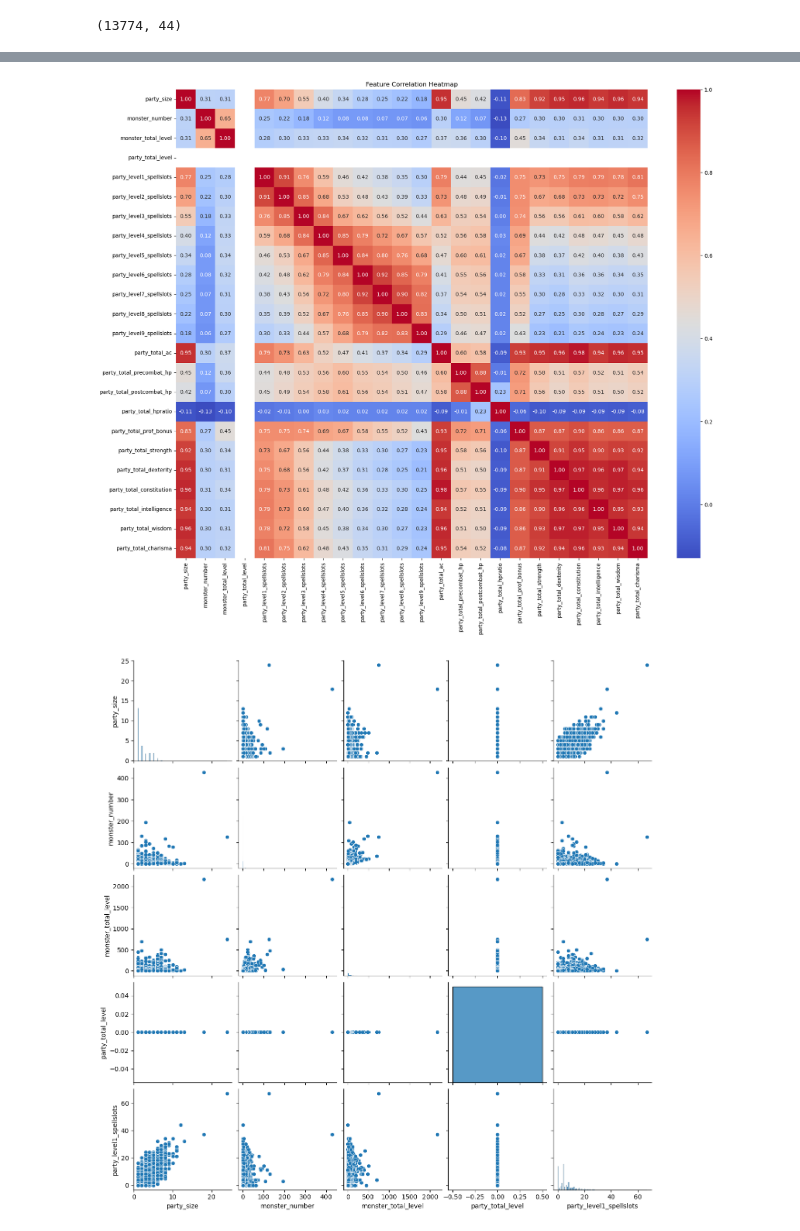
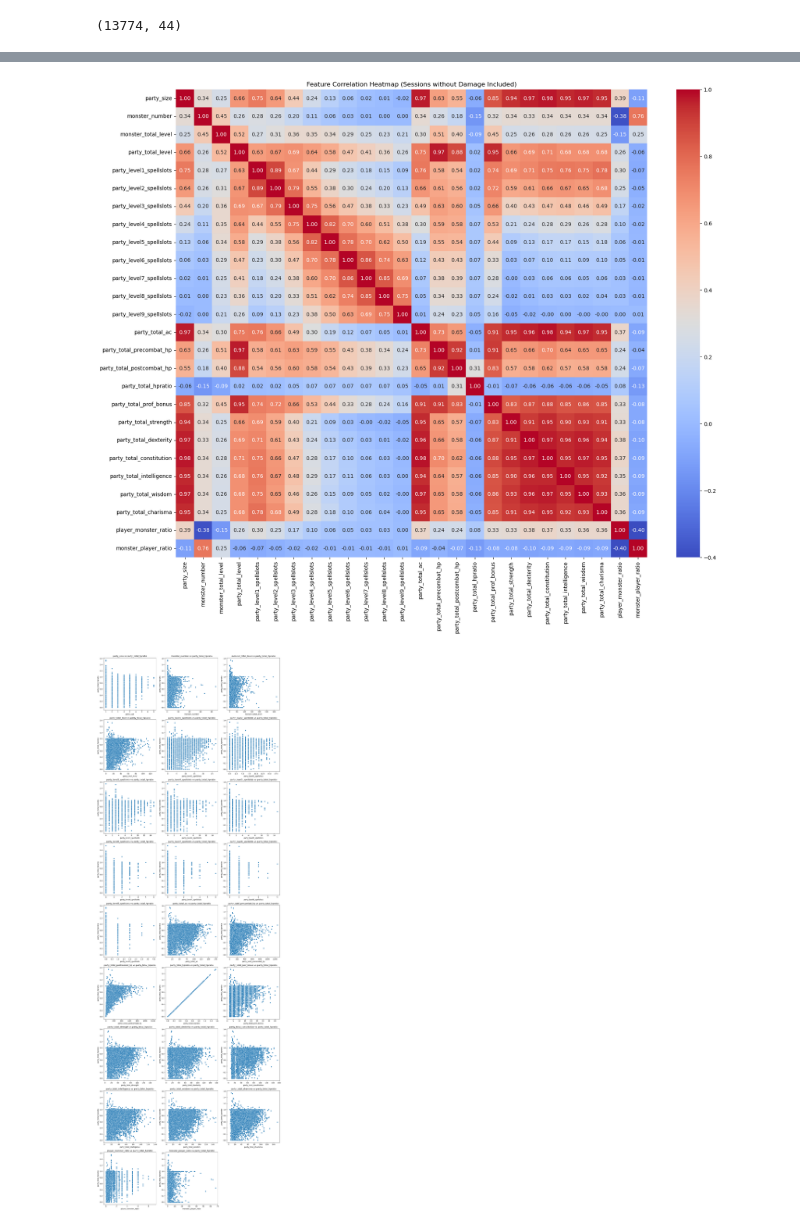
Before and after one commit to ingridasemenec/DnDEncounterEstimator, a Jupyter notebook: filtering.ipynb, the cells around one changed output, grey strips where cells are left out. Cells and saved outputs as stored; diff of their text form; code cells hidden in the pictures.

```diff
--- a/filtering.ipynb
+++ b/filtering.ipynb
@@ -135,17 +233,43 @@ for feature in num_features:
 # %%
-# Correlation heatmap for numerical features
-corr = df[num_features].corr()
+# Correlation heatmap for numerical features including sessions with no damage
+corr = filtered[num_features].corr()
 corr_filled = corr#corr.fillna(0)
 
 plt.figure(figsize=(20, 16))
 sns.heatmap(corr_filled, annot=True, fmt=".2f", cmap='coolwarm')
-plt.title('Feature Correlation Heatmap')
+plt.title('Feature Correlation Heatmap (Sessions without Damage Included)')
+plt.savefig("corr_no_dmg_included.png", format='png')
+
 plt.show()
 # %% [output]
-[figure, old version]
+[figure, new version]
-# %%
-# Pairplots
-sns.pairplot(df[num_features[:5]])
-plt.show()
-# %% [output]
-[figure, removed]
+# %%
+# Plotting all the numercial columns as a function of hp ratio
+target_column = 'party_total_hpratio'
+
+# Determine the number of plots and calculate the grid size (rows x columns)
+num_plots = len(num_features)
+n_cols = 3  # Number of columns in the figure
+n_rows = (num_plots + n_cols - 1) // n_cols  # Calculate rows needed, rounding up
+
+# Create a figure with subplots arranged in a grid
+fig, axes = plt.subplots(nrows=n_rows, ncols=n_cols, figsize=(5 * n_cols, 5 * n_rows))
+
+# Flatten the axes array for easy iteration, in case of a 2D axes array
+axes = axes.flatten()
+
+# Loop through the features and create a plot for each
+for i, feature in enumerate(num_features):
+    sns.scatterplot(x=filtered[feature], y=filtered[target_column], ax=axes[i])
+    axes[i].set_title(f'{feature} vs {target_column}')
+    axes[i].set_xlabel(feature)
+    axes[i].set_ylabel(target_column)
+
+# Turn off any unused subplots
+for j in range(i + 1, n_cols * n_rows):
+    fig.delaxes(axes[j])
+
+fig.tight_layout()
+plt.show()
+# %% [output]
+[figure, added]
```
Also changed, not shown: parts of 9 cells of this notebook, 7 other files.
